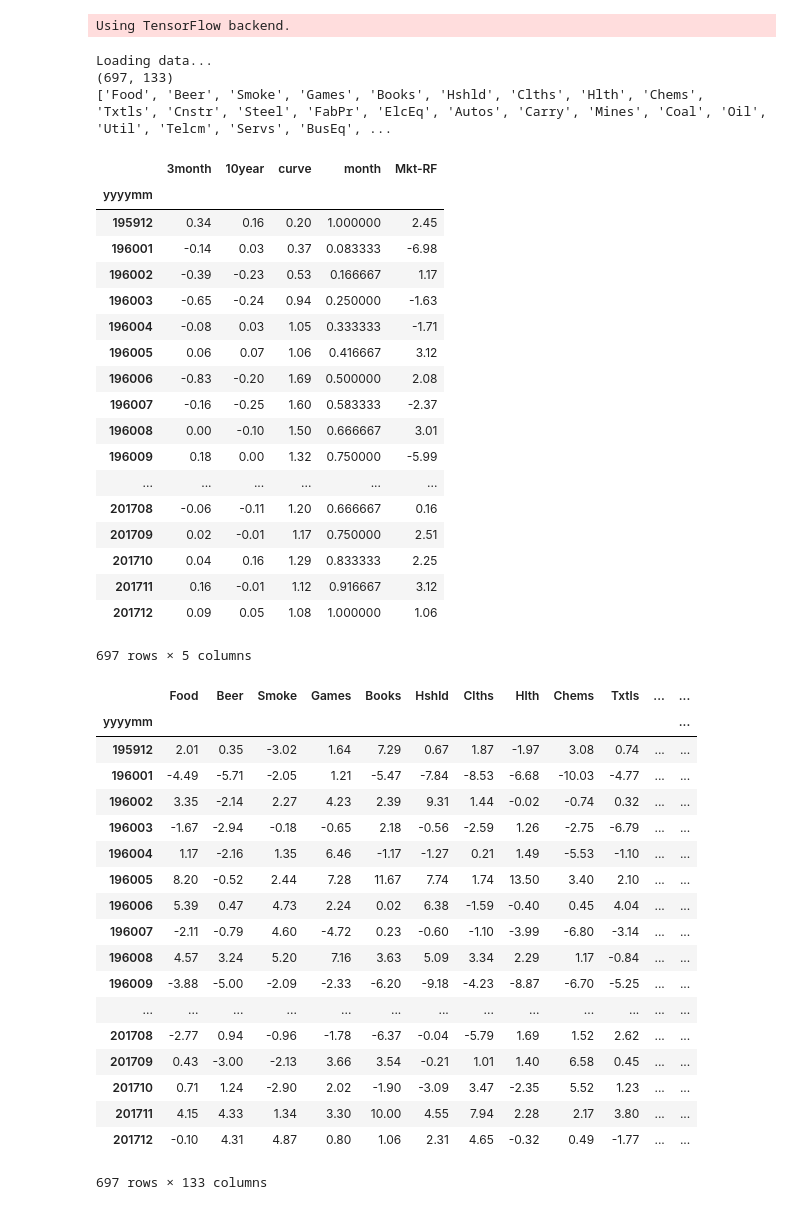
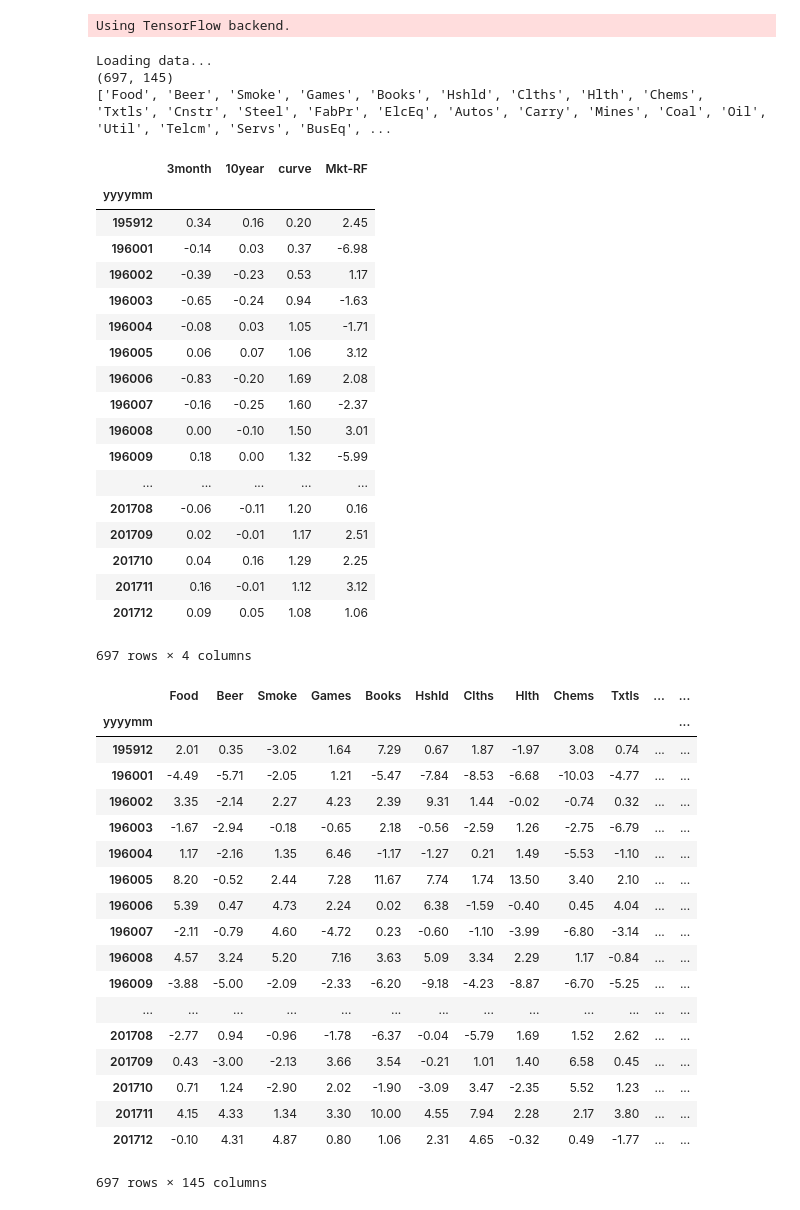
Before and after one commit to druce/Machine-learning-for-financial-market-prediction, a Jupyter notebook: Replicate Paper by Rapach, Strauss, Tu, Zhou-NN Regression.ipynb, the cells around one changed output. Saved outputs shown, nothing was run; the diff lists cells and outputs as text; code cells hidden in the pictures.

```diff
--- a/Replicate Paper by Rapach, Strauss, Tu, Zhou-NN Regression.ipynb
+++ b/Replicate Paper by Rapach, Strauss, Tu, Zhou-NN Regression.ipynb
@@ -92,60 +92,67 @@ data['10year']=GS10['GS10']
 data['curve'] = data['10year'] - data['3month']
 data['10year'] = data['10year'].diff() # first difference 10-year yield
 data['3month'] = data['3month'].diff() # first difference 3-month
-data['month'] = (data.index  % 100)/12.0 # for possible seasonality
+
+data['month'] = data.index  % 100 # for possible seasonality
+month_dummy = keras.utils.to_categorical(data['month'])
+for i in range(month_dummy.shape[1]):
+    data['month_dummy_%02d' % i] = month_dummy[:,i]
+data = data.drop(columns=['month'])
+#data[['month_dummy_%02d' % i for i in range(12)]]
+
 data['Mkt-RF'] = rfdata['Mkt-RF']
 
 for ind in industries + ['3month', '10year', 'curve', 'Mkt-RF',]:
     data[ind+".3m"] = pd.rolling_mean(data[ind],3)
 
 #for ind in industries + ['3month', '10year', 'curve', 'Mkt-RF',]:
 #    data[ind+".6m"] = pd.rolling_mean(data[ind],6)
 
 for ind in industries + ['3month', '10year', 'curve', 'Mkt-RF',]:
     data[ind+".12m"] = pd.rolling_mean(data[ind],12)
 
 for ind in industries:
     data[ind+".lead"] = data[ind].shift(-1)
 
 data = data.loc[data.index[data.index > 195911]]
 data = data.drop(columns=['rf'])
 data = data.dropna(axis=0, how='any')
 
 nresponses = len(industries)
 npredictors = data.shape[1]-nresponses
 
 predictors = list(data.columns[:npredictors])
 predictor_reverse_dict = dict([(predictors[i], i) for i in range(len(predictors))])
 
 responses = list(data.columns[-nresponses:])
 response_reverse_dict = dict([(responses[i], i) for i in range(len(responses))])
 
 print(data.shape)
 print(list(data.columns))
-data[['3month', '10year', 'curve', 'month', 'Mkt-RF',]]
+data[['3month', '10year', 'curve', 'Mkt-RF',]]
 # %% [output]
 Loading data...
-(697, 133)
+(697, 145)
 ['Food', 'Beer', 'Smoke', 'Games', 'Books', 'Hshld', 'Clths', 'Hlth', 'Chems', 'Txtls', 'Cnstr', 'Steel', 'FabPr', 'ElcEq', 'Autos', 'Carry', 'Mines', 'Coal', 'Oil', 'Util', 'Telcm', 'Servs', 'BusEq', ...
-|  | 3month | 10year | curve | month | Mkt-RF |
-| yyyymm |  |  |  |  |  |
-| 195912 | 0.34 | 0.16 | 0.20 | 1.000000 | 2.45 |
-| 196001 | -0.14 | 0.03 | 0.37 | 0.083333 | -6.98 |
-| 196002 | -0.39 | -0.23 | 0.53 | 0.166667 | 1.17 |
-| 196003 | -0.65 | -0.24 | 0.94 | 0.250000 | -1.63 |
-| 196004 | -0.08 | 0.03 | 1.05 | 0.333333 | -1.71 |
-| 196005 | 0.06 | 0.07 | 1.06 | 0.416667 | 3.12 |
-| 196006 | -0.83 | -0.20 | 1.69 | 0.500000 | 2.08 |
-| 196007 | -0.16 | -0.25 | 1.60 | 0.583333 | -2.37 |
-| 196008 | 0.00 | -0.10 | 1.50 | 0.666667 | 3.01 |
-| 196009 | 0.18 | 0.00 | 1.32 | 0.750000 | -5.99 |
-| ... | ... | ... | ... | ... | ... |
-| 201708 | -0.06 | -0.11 | 1.20 | 0.666667 | 0.16 |
-| 201709 | 0.02 | -0.01 | 1.17 | 0.750000 | 2.51 |
-| 201710 | 0.04 | 0.16 | 1.29 | 0.833333 | 2.25 |
-| 201711 | 0.16 | -0.01 | 1.12 | 0.916667 | 3.12 |
-| 201712 | 0.09 | 0.05 | 1.08 | 1.000000 | 1.06 |
+|  | 3month | 10year | curve | Mkt-RF |
+| yyyymm |  |  |  |  |
+| 195912 | 0.34 | 0.16 | 0.20 | 2.45 |
+| 196001 | -0.14 | 0.03 | 0.37 | -6.98 |
+| 196002 | -0.39 | -0.23 | 0.53 | 1.17 |
+| 196003 | -0.65 | -0.24 | 0.94 | -1.63 |
+| 196004 | -0.08 | 0.03 | 1.05 | -1.71 |
+| 196005 | 0.06 | 0.07 | 1.06 | 3.12 |
+| 196006 | -0.83 | -0.20 | 1.69 | 2.08 |
+| 196007 | -0.16 | -0.25 | 1.60 | -2.37 |
+| 196008 | 0.00 | -0.10 | 1.50 | 3.01 |
+| 196009 | 0.18 | 0.00 | 1.32 | -5.99 |
+| ... | ... | ... | ... | ... |
+| 201708 | -0.06 | -0.11 | 1.20 | 0.16 |
+| 201709 | 0.02 | -0.01 | 1.17 | 2.51 |
+| 201710 | 0.04 | 0.16 | 1.29 | 2.25 |
+| 201711 | 0.16 | -0.01 | 1.12 | 3.12 |
+| 201712 | 0.09 | 0.05 | 1.08 | 1.06 |
-697 rows × 5 columns
+697 rows × 4 columns
 # %%
 #data = data.loc[data.index[data.index < 201701]]
 data = data.loc[data.index[data.index > 195911]]
@@ -169,7 +176,7 @@ data
 | 201710 | 0.71 | 1.24 | -2.90 | 2.02 | -1.90 | -3.09 | 3.47 | -2.35 | 5.52 | 1.23 | ... | ... |
 | 201711 | 4.15 | 4.33 | 1.34 | 3.30 | 10.00 | 4.55 | 7.94 | 2.28 | 2.17 | 3.80 | ... | ... |
 | 201712 | -0.10 | 4.31 | 4.87 | 0.80 | 1.06 | 2.31 | 4.65 | -0.32 | 0.49 | -1.77 | ... | ... |
-697 rows × 133 columns
+697 rows × 145 columns
 # %%
 desc = data.describe()
 desc
```
Also changed, not shown: parts of 40 cells of this notebook, 1 other file.
